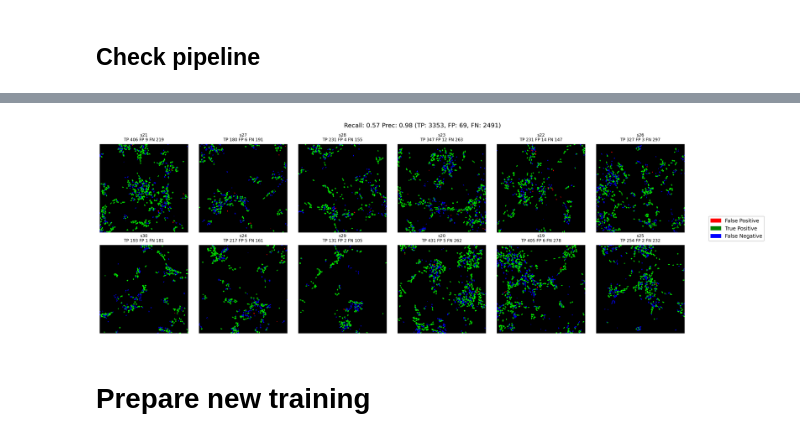
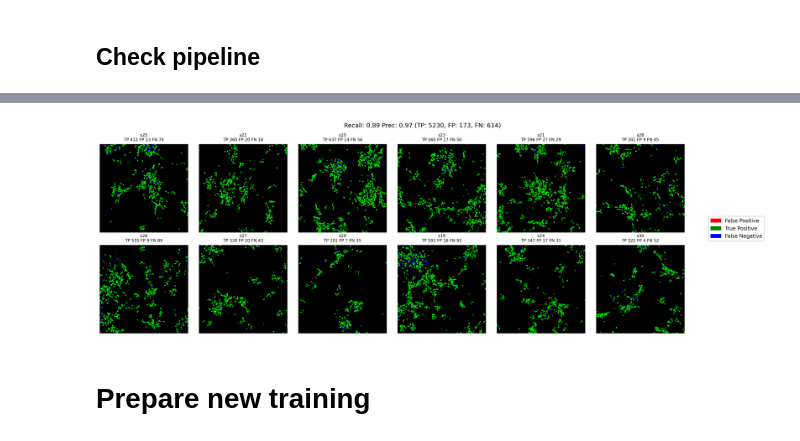
Before and after one commit to Shavit-Lab/cell_paint_seg, a Jupyter notebook: experiments/2025_05_nuc-stains/compute_accuracy.ipynb, the cells around one changed output, grey strips where cells are left out. Drawn from its saved outputs; the diff is of its cells as text; code cells hidden in the pictures.

```diff
--- a/experiments/2025_05_nuc-stains/compute_accuracy.ipynb
+++ b/experiments/2025_05_nuc-stains/compute_accuracy.ipynb
@@ -54,7 +54,7 @@ Unique values in image: {0, 1, 2, 3, 4, 5, 6, 7, 8, 9, 10, 11, 12, 13, 14, 15, 1
 # %% [markdown]
 # Get pipeline
 # %%
-dir_pipeline = "/Users/thomasathey/Documents/shavit-lab/fraenkel/data/aneesh/2025_04_nuc-stains/tommy/segmentations"
+dir_pipeline = "/Users/thomasathey/Documents/shavit-lab/fraenkel/data/aneesh/2025_04_nuc-stains/tommy_07_29/segmentations"
 dir_pipeline = Path(dir_pipeline)
 
 # get all files that end in c12.tif
@@ -80,5 +80,5 @@ Unique values in image: {0, 3, 515, 516, 6, 519, 9, 522, 523, 13, 526, 16, 530,
 # %%
-dir_pipeline = "/Users/thomasathey/Documents/shavit-lab/fraenkel/data/aneesh/2025_04_nuc-stains/tommy/segmentations"
+dir_pipeline = "/Users/thomasathey/Documents/shavit-lab/fraenkel/data/aneesh/2025_04_nuc-stains/tommy_07_29/segmentations"
 dir_pipeline = Path(dir_pipeline)
 
 # get all files that end in c12.tif
@@ -164,7 +164,7 @@ for key in file_dict_manual.keys() & file_dict_pipeline_all.keys():
     combined_image = np.stack((red_channel, green_channel, blue_channel), axis=-1)
     plt.figure(figsize=(10, 5))
     plt.imshow(combined_image)
-    plt.title(f"Image {key}. TP {tp} FP {fp} FN {fn}")
+    plt.title(f"Image {key}. Annotated Alive {tp} Annotated Dead {fp} Problematic {fn}")
     plt.axis('off')
     plt.show()
 # %% [output]
@@ -207,6 +230,9 @@ for idx, key in enumerate(file_dict_manual.keys() & file_dict_pipeline.keys()):
 
     manual_image = io.imread(file_dict_manual[key]).T
     pipeline_image = io.imread(file_dict_pipeline[key]).T
+    pipeline_image_all = io.imread(file_dict_pipeline_all[key]).T
+    pipeline_image_all[pipeline_image > 0] = 0
+    pipeline_image = pipeline_image_all
     # manual_image = np.flip(manual_image, axis=0)  # Flip the manual image vertically
     # manual_image = np.flip(manual_image, axis=1)
     # pipeline_image = np.flip(pipeline_image, axis=0)  # Flip the pipeline image vertically
@@ -228,34 +254,34 @@ for idx, key in enumerate(file_dict_manual.keys() & file_dict_pipeline.keys()):
     red = ((~manual_bin.astype(bool)) & pipeline_bin.astype(bool)).astype(np.uint8) * 255
     blue = (manual_bin.astype(bool) & ~pipeline_bin.astype(bool)).astype(np.uint8) * 255
 
     combined = np.stack((red, green, blue), axis=-1)
 
     ax = axes[idx]
     ax.imshow(combined)
     ax.set_title(f"{key}\nTP {tp} FP {fp} FN {fn}", fontsize=8)
     ax.axis('off')
 
 # Hide any unused axes if < 12 images
 for i in range(idx + 1, len(axes)):
     axes[i].axis('off')
 
 # Add a single legend outside the grid
 fig.legend(
     handles=[red_patch, green_patch, blue_patch],
     loc='center right',
     bbox_to_anchor=(1.02, 0.5),
     framealpha=1
 )
 
 total_recall = total_tp / (total_tp + total_fn)
 total_prec = total_tp / (total_tp + total_fp)
 plt.suptitle(f"Recall: {total_recall:.2f} Prec: {total_prec:.2f} (TP: {total_tp}, FP: {total_fp}, FN: {total_fn})")
 
 plt.tight_layout()
 plt.subplots_adjust(right=0.9)  # Make space for legend
-plt.savefig("pipeline_acc.png")
+#plt.savefig("pipeline_acc.png")
 #plt.show()
 # %% [output]
-[figure, old version]
+[figure, new version]
 # %% [markdown]
 # Prepare new training
```
Also changed, not shown: parts of 7 cells of this notebook, 1 other file.
